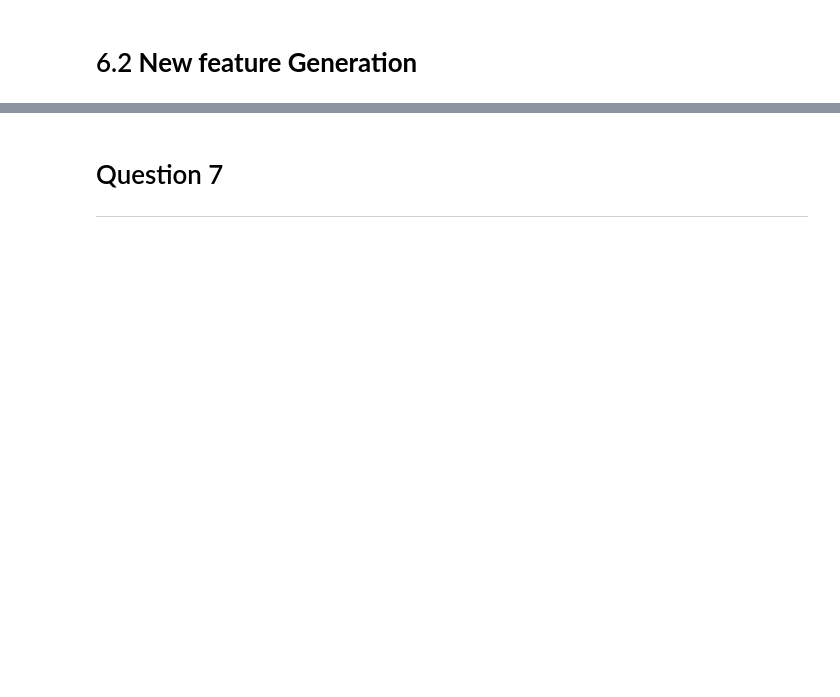
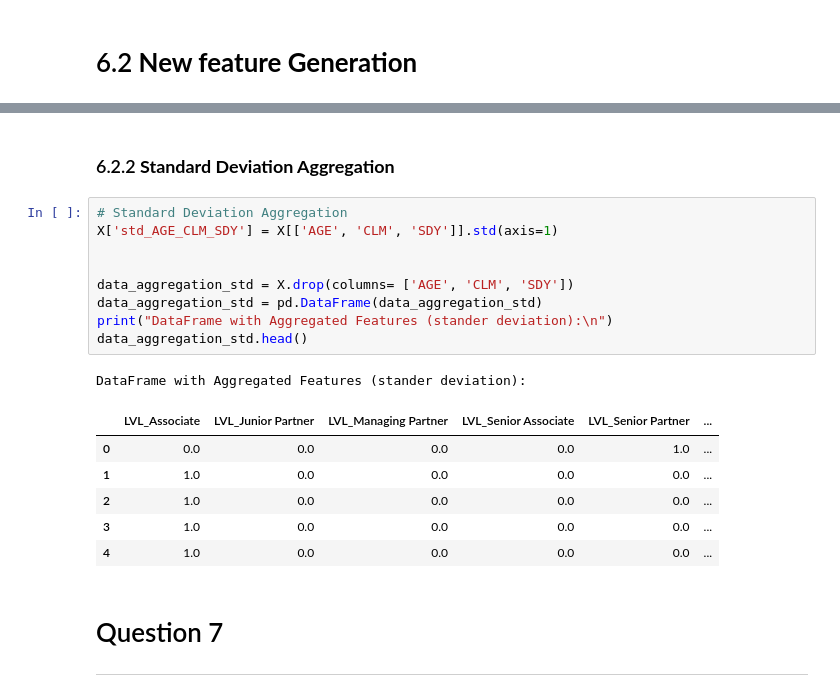
Before and after one commit to SirThaps/DAE_project, a Jupyter notebook: DAE_Assignment_ALL Q.ipynb, the cells around one changed output, grey strips where cells are left out. Cells and saved outputs as stored; diff of their text form; blank space fills up the shorter version.

```diff
--- a/DAE_Assignment_ALL Q.ipynb
+++ b/DAE_Assignment_ALL Q.ipynb
@@ -684,3 +725,22 @@ R-squared for PCA: 0.7786473684096806
+# %% [markdown]
+### 6.2.2 __Standard Deviation Aggregation__
+# %%
+# Standard Deviation Aggregation
+X['std_AGE_CLM_SDY'] = X[['AGE', 'CLM', 'SDY']].std(axis=1)
+
+
+data_aggregation_std = X.drop(columns= ['AGE', 'CLM', 'SDY'])
+data_aggregation_std = pd.DataFrame(data_aggregation_std)
+print("DataFrame with Aggregated Features (stander deviation):\n")
+data_aggregation_std.head()
+# %% [output]
+DataFrame with Aggregated Features (stander deviation):
+|  | LVL_Associate | LVL_Junior Partner | LVL_Managing Partner | LVL_Senior Associate | LVL_Senior Partner | ... |
+| 0 | 0.0 | 0.0 | 0.0 | 0.0 | 1.0 | ... |
+| 1 | 1.0 | 0.0 | 0.0 | 0.0 | 0.0 | ... |
+| 2 | 1.0 | 0.0 | 0.0 | 0.0 | 0.0 | ... |
+| 3 | 1.0 | 0.0 | 0.0 | 0.0 | 0.0 | ... |
+| 4 | 1.0 | 0.0 | 0.0 | 0.0 | 0.0 | ... |
 # %% [markdown]
 # Question 7
 ---
```
Also changed, not shown: parts of 6 cells of this notebook.
